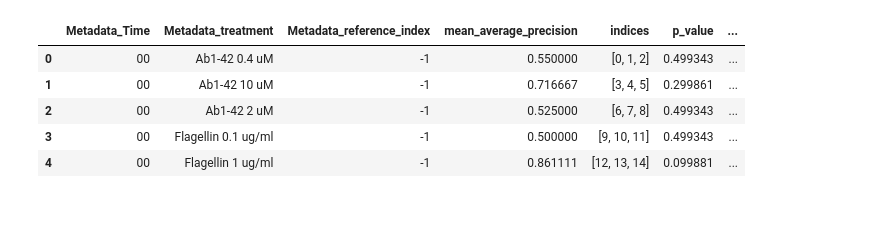
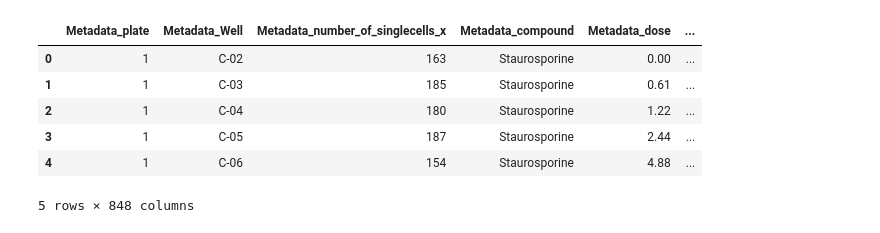
Before and after one commit to WayScience/live_cell_timelapse_apoptosis_analysis, a Jupyter notebook: one_off_analysis/notebooks/2.run_map_on_percentages_of_cells.ipynb, the cells around one changed output. Drawn from its saved outputs; the diff is of its cells as text; code cells hidden in the pictures.

```diff
--- a/one_off_analysis/notebooks/2.run_map_on_percentages_of_cells.ipynb
+++ b/one_off_analysis/notebooks/2.run_map_on_percentages_of_cells.ipynb
@@ -150,9 +72,10 @@ df.head()
+# %%
+random.seed(set_seed)
+subset_df = df.groupby(["Metadata_Time", "Metadata_Well"]).apply(
+    lambda x: x.sample(frac=percentage, random_state=set_seed),
+    include_groups=True,
+)
 # %%
-random.seed(set_seed)
-subset_df = df.groupby(["Metadata_Time", "Metadata_treatment"]).apply(
-    lambda x: x.sample(frac=percentage, random_state=set_seed),
-    include_groups=True,
-)
 subset_df.reset_index(drop=True, inplace=True)
 if shuffle:
     # permutate the data
@@ -167,30 +90,19 @@ aggregate_df = pycytominer.aggregate(
     features=features_cols,
     operation="median",
 )
-# Drop metadata columns
-metadata_cols = [x for x in metadata_cols if x not in sc_metadata_cols_to_drop]
-
-metadata_df = subset_df[metadata_cols]
-metadata_df = metadata_df.drop_duplicates()
-aggregate_df = pd.merge(
-    metadata_df, aggregate_df, on=["Metadata_Well", "Metadata_Time"]
-)
-
-dict_of_map_dfs = run_mAP_across_time(aggregate_df, seed=set_seed)
-output_df = pd.concat(dict_of_map_dfs.values(), keys=dict_of_map_dfs.keys())
-output_df.reset_index(inplace=True)
-output_df.rename(columns={"level_0": "Metadata_Time"}, inplace=True)
-# add the percentage of cells to the keys
-output_df["percentage_of_cells"] = percentage
-output_df["seed"] = set_seed
-output_df["shuffle"] = shuffle
-output_df.reset_index(drop=True, inplace=True)
-output_df.to_parquet(output_file)
-output_df.head()
-# %% [output]
-|  | Metadata_Time | Metadata_treatment | Metadata_reference_index | mean_average_precision | indices | p_value | ... |
-| 0 | 00 | Ab1-42 0.4 uM | -1 | 0.550000 | [0, 1, 2] | 0.499343 | ... |
-| 1 | 00 | Ab1-42 10 uM | -1 | 0.716667 | [3, 4, 5] | 0.299861 | ... |
-| 2 | 00 | Ab1-42 2 uM | -1 | 0.525000 | [6, 7, 8] | 0.499343 | ... |
-| 3 | 00 | Flagellin 0.1 ug/ml | -1 | 0.500000 | [9, 10, 11] | 0.499343 | ... |
-| 4 | 00 | Flagellin 1 ug/ml | -1 | 0.861111 | [12, 13, 14] | 0.099881 | ... |
+# %%
+metadata_df = subset_df[metadata_cols]
+metadata_df = metadata_df.drop_duplicates(subset=["Metadata_Well", "Metadata_Time"])
+metadata_df = metadata_df.reset_index(drop=True)
+aggregate_df = pd.merge(
+    metadata_df, aggregate_df, on=["Metadata_Well", "Metadata_Time"]
+)
+aggregate_df.head()
+# %% [output]
+|  | Metadata_plate | Metadata_Well | Metadata_number_of_singlecells_x | Metadata_compound | Metadata_dose | ... |
+| 0 | 1 | C-02 | 163 | Staurosporine | 0.00 | ... |
+| 1 | 1 | C-03 | 185 | Staurosporine | 0.61 | ... |
+| 2 | 1 | C-04 | 180 | Staurosporine | 1.22 | ... |
+| 3 | 1 | C-05 | 187 | Staurosporine | 2.44 | ... |
+| 4 | 1 | C-06 | 154 | Staurosporine | 4.88 | ... |
+5 rows × 848 columns
```
Also changed, not shown: parts of 5 cells of this notebook, 13 other files.
